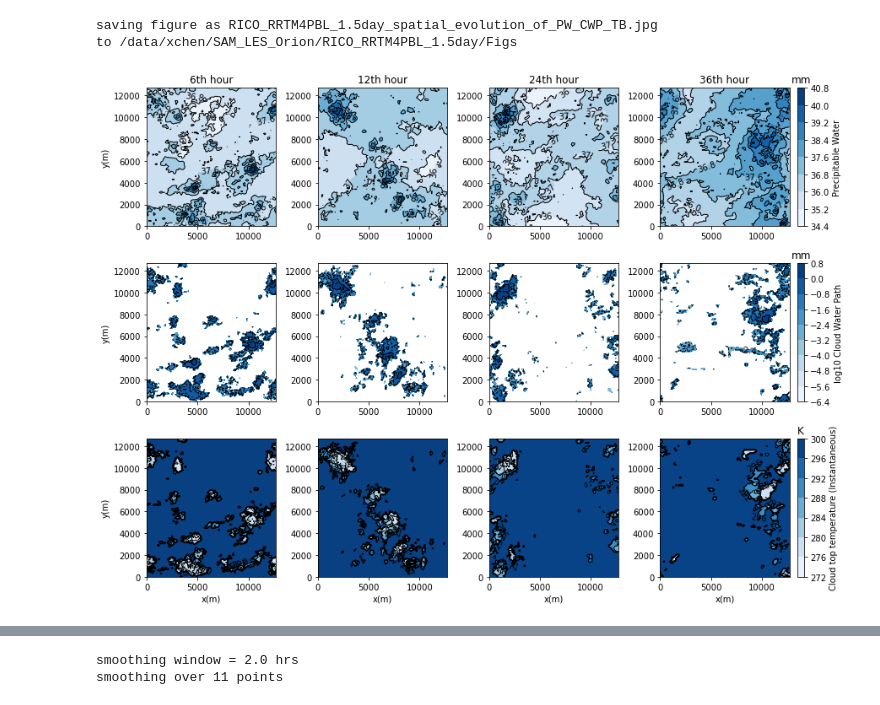
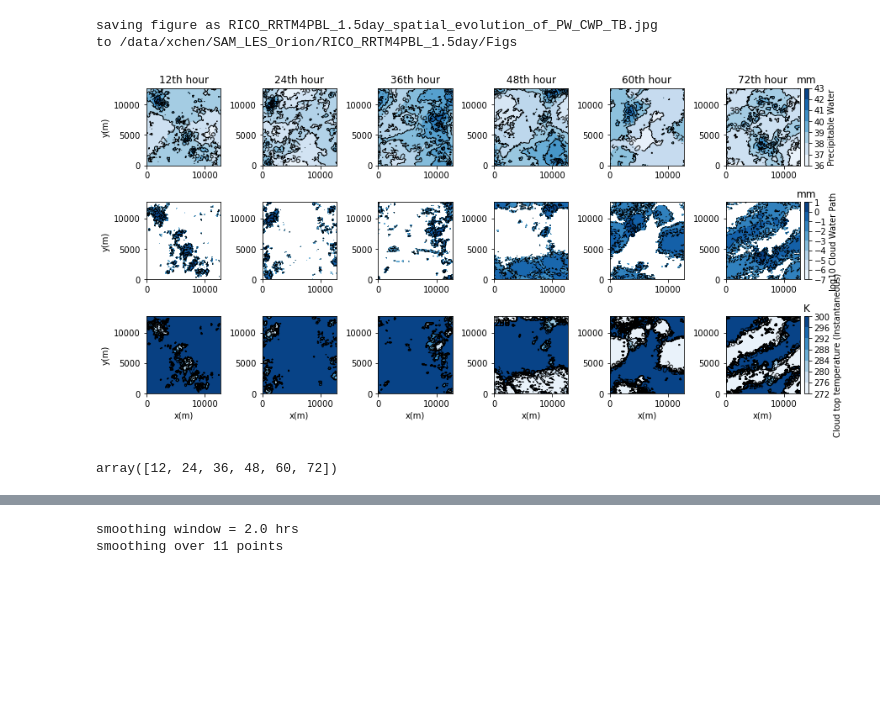
Before and after one commit to xychen-ocn/SAM_LES, a Jupyter notebook: jupyter/Main_script.ipynb, the cells around one changed output, grey strips where cells are left out. Saved outputs shown, nothing was run; the diff lists cells and outputs as text; code cells hidden in the pictures; blank space fills up the shorter version.

Commit message:
another tiny update in finding the cloeset simulation time to plot

```diff
--- a/jupyter/Main_script.ipynb
+++ b/jupyter/Main_script.ipynb
@@ -90,13 +120,19 @@ to /data/xchen/SAM_LES_Orion/RICO_RRTM4PBL_1.5day/Figs
 # %%
 ## ------- out_2D ------------ ##
 # plot domain evolution of vertically integrated (or 2D) quantities:
 var_list = ['PW','logCWP', 'TB']
-out_2D.spatial_map(var_list = var_list, zlev=0, ColIntFlag=True, simThr=[6,12,24,36], figsize=(12.5,9),
+ts = np.arange(12,80,12)
+out_2D.spatial_map(var_list = var_list, zlev=0, ColIntFlag=True, simThr=ts, figsize=(12.5,6),
                  colormap=cm.Blues,svfig=True, svdir=figlocdir, figname_suff='PW_CWP_TB')
 # %% [output]
 saving figure as RICO_RRTM4PBL_1.5day_spatial_evolution_of_PW_CWP_TB.jpg
 to /data/xchen/SAM_LES_Orion/RICO_RRTM4PBL_1.5day/Figs
-[figure, old version]
+[figure, new version]
+# %%
+ts = np.arange(12,80,12)
+ts
+# %% [output]
+array([12, 24, 36, 48, 60, 72])
 # %%
 # try fixing the range of the colorbar to be equal in positive and negative range.
 var_list = ['USFC','VSFC', 'U850','V850']
```
Also changed, not shown: parts of 9 cells of this notebook, 6 other files.
